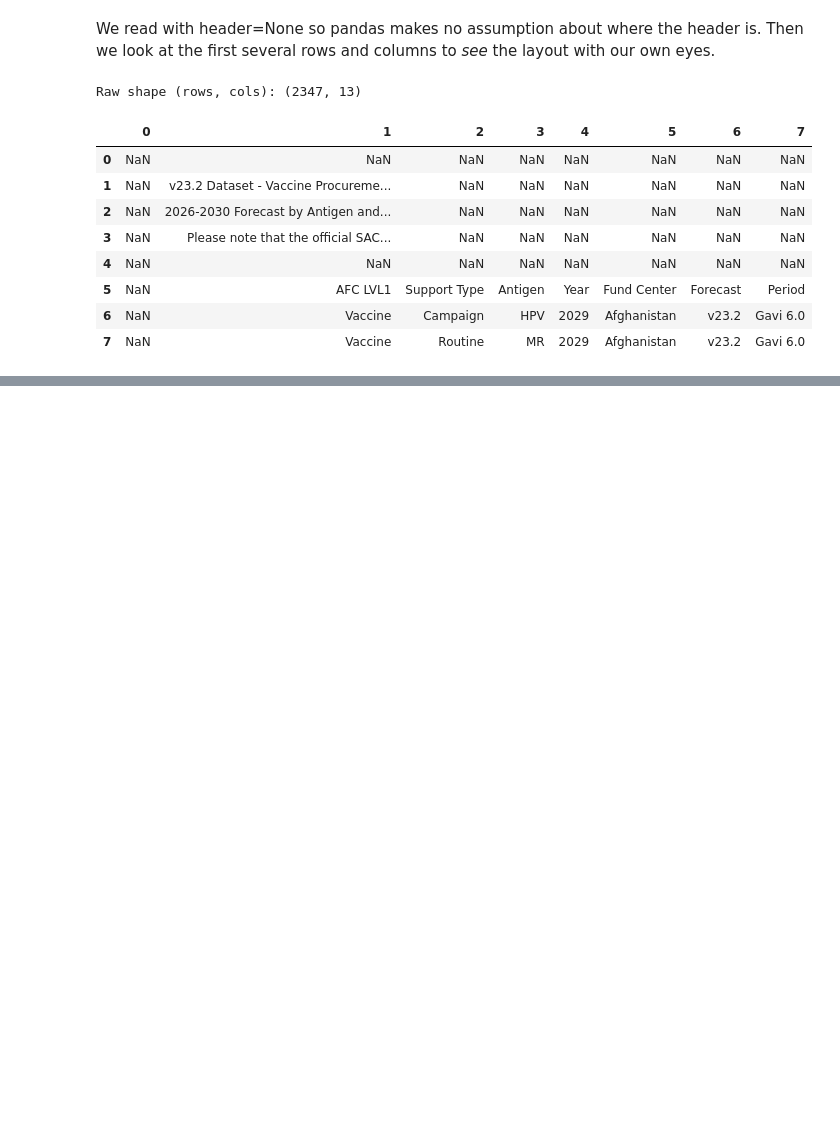
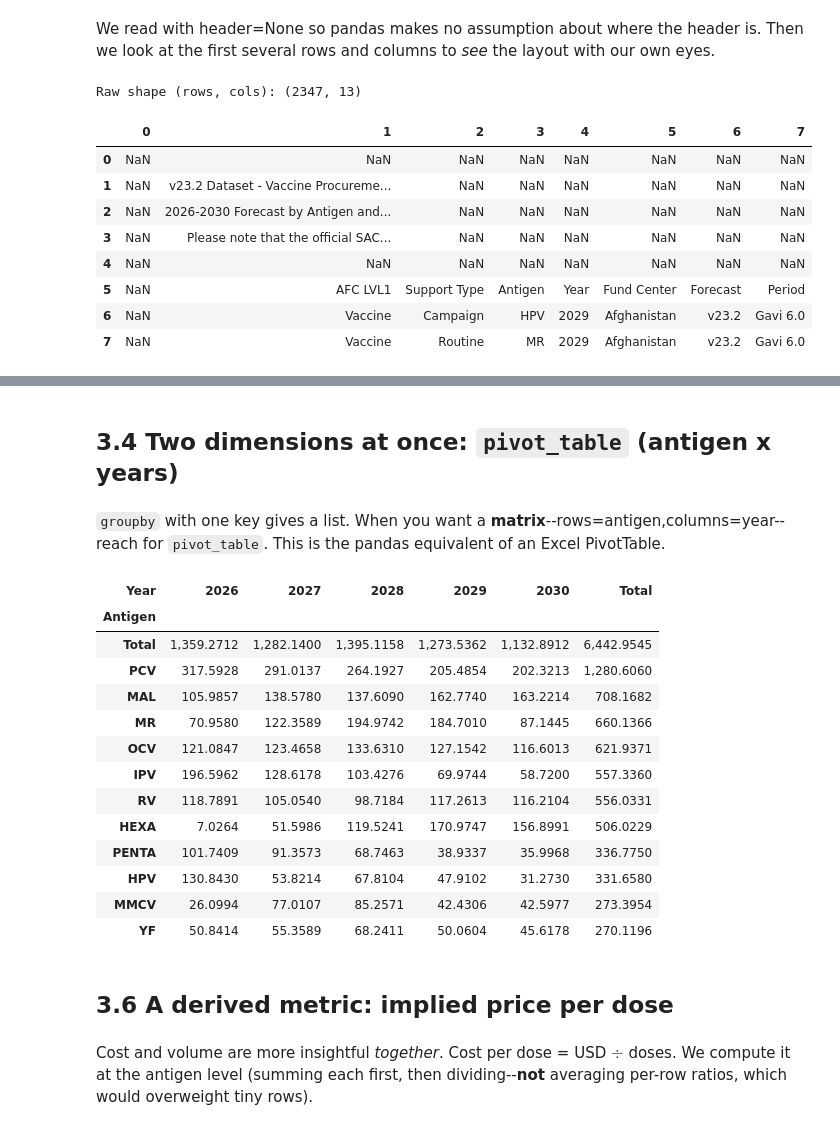
Before and after one commit to kj721/Ubiquitous, a Jupyter notebook: Projects/Gavi_Fcst/gavi_vx_fcst_v_23_2.ipynb, the cells around one changed output, grey strips where cells are left out. Drawn from its saved outputs; the diff is of its cells as text; code cells hidden in the pictures; blank space fills up the shorter version.

```diff
--- a/Projects/Gavi_Fcst/gavi_vx_fcst_v_23_2.ipynb
+++ b/Projects/Gavi_Fcst/gavi_vx_fcst_v_23_2.ipynb
@@ -67,0 +477,35 @@ Raw shape (rows, cols): (2347, 13)
+# %% [markdown]
+## 3.4 Two dimensions at once: `pivot_table` (antigen x years)
+# %% [markdown]
+`groupby` with one key gives a list.  When you want a **matrix**--rows=antigen,columns=year--reach for `pivot_table`.  This is the pandas equivalent of an Excel PivotTable.
+# %%
+antigen_year = pd.pivot_table(
+    vax,
+    index="Antigen",
+    columns="Year",
+    values="USD in M",
+    aggfunc="sum",
+    margins=True,
+    margins_name="Total",
+).sort_values("Total", ascending=False)
+
+antigen_year.head(12)
+# %% [output]
+| Year | 2026 | 2027 | 2028 | 2029 | 2030 | Total |
+| Antigen |  |  |  |  |  |  |
+| Total | 1,359.2712 | 1,282.1400 | 1,395.1158 | 1,273.5362 | 1,132.8912 | 6,442.9545 |
+| PCV | 317.5928 | 291.0137 | 264.1927 | 205.4854 | 202.3213 | 1,280.6060 |
+| MAL | 105.9857 | 138.5780 | 137.6090 | 162.7740 | 163.2214 | 708.1682 |
+| MR | 70.9580 | 122.3589 | 194.9742 | 184.7010 | 87.1445 | 660.1366 |
+| OCV | 121.0847 | 123.4658 | 133.6310 | 127.1542 | 116.6013 | 621.9371 |
+| IPV | 196.5962 | 128.6178 | 103.4276 | 69.9744 | 58.7200 | 557.3360 |
+| RV | 118.7891 | 105.0540 | 98.7184 | 117.2613 | 116.2104 | 556.0331 |
+| HEXA | 7.0264 | 51.5986 | 119.5241 | 170.9747 | 156.8991 | 506.0229 |
+| PENTA | 101.7409 | 91.3573 | 68.7463 | 38.9337 | 35.9968 | 336.7750 |
+| HPV | 130.8430 | 53.8214 | 67.8104 | 47.9102 | 31.2730 | 331.6580 |
+| MMCV | 26.0994 | 77.0107 | 85.2571 | 42.4306 | 42.5977 | 273.3954 |
+| YF | 50.8414 | 55.3589 | 68.2411 | 50.0604 | 45.6178 | 270.1196 |
+# %% [markdown]
+## 3.6 A derived metric: implied price per dose
+# %% [markdown]
+Cost and volume are more insightful *together*.  Cost per dose = USD $\div$ doses.  We compute it at the antigen level (summing each first, then dividing--**not** averaging per-row ratios, which would overweight tiny rows).
```
Also changed, not shown: parts of 76 cells of this notebook.
